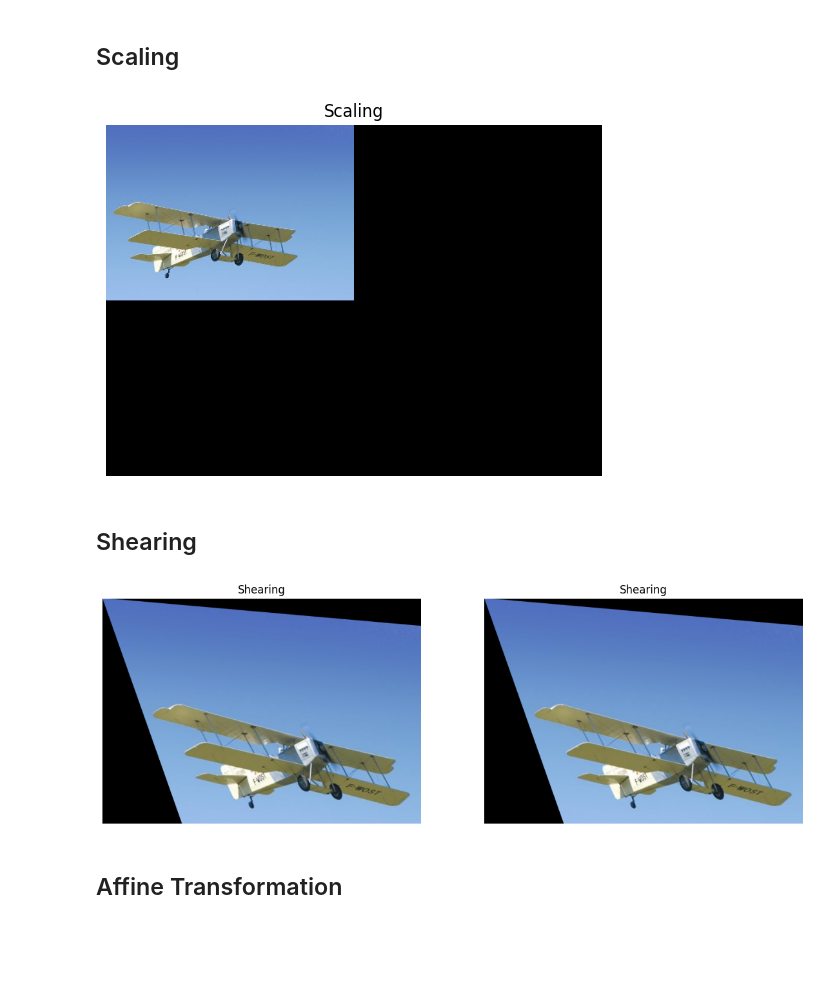
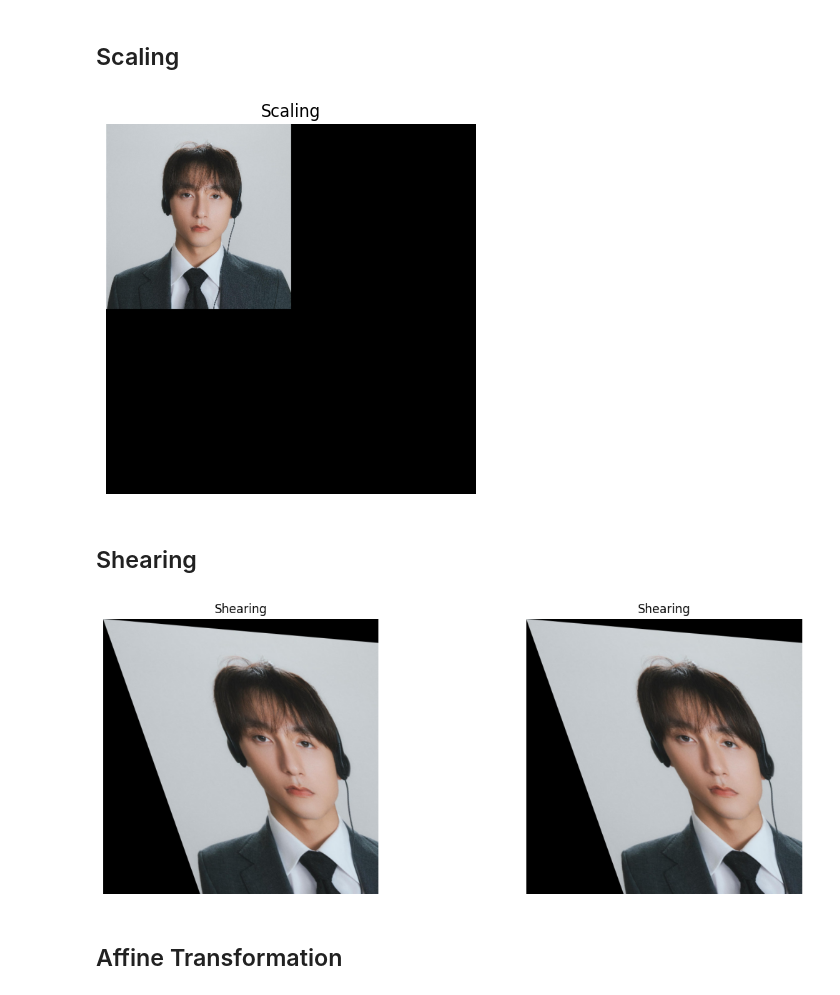
Before and after one commit to CaPPok/CV_Project_2, a Jupyter notebook: SourceCode/module2.ipynb, the cells around one changed output. Cells and saved outputs as stored; diff of their text form; code cells hidden in the pictures; blank space fills up the shorter version.

```diff
--- a/SourceCode/module2.ipynb
+++ b/SourceCode/module2.ipynb
@@ -19,7 +19,7 @@ def show_plt(tittle, img):
 # %% [markdown]
 ## Load image
 # %%
-img_path = "../Images/source3.jpg"
+img_path = "../Images/sontung.jpg"
 img = cv2.imread(img_path, cv2.IMREAD_COLOR)
 
 show_plt("Source image", img)
@@ -62,32 +62,32 @@ show_plt("Rotation", rotated_image)
 # %%
 sx = 0.5
 sy = 0.5
 
-scaled_matrix = np.float32([
+scaled_matrix = np.array([
     [sx, 0, 0],
     [0, sy, 0]
-])
+], dtype=np.float32)
 
 scaled_img = cv2.warpAffine(img, scaled_matrix, (w, h))
 
 show_plt("Scaling", scaled_img)
 # %% [output]
-[figure, old version]
+[figure, new version]
 # %% [markdown]
 ## Shearing
 # %%
 theta_x = np.deg2rad(70)
 theta_y = np.deg2rad(85)
 
-sheared_matrix = np.float32([
+sheared_matrix = np.array([
     [1, 1/np.tan(theta_x), 0],
     [1/np.tan(theta_y), 1 + 1/(np.tan(theta_x)*np.tan(theta_y)), 0]
-])
+], dtype=np.float32)
 
-sheared_matrix2 = np.float32([
+sheared_matrix2 = np.array([
     [1, 0.36397, 0],
     [0.0875, 1 + 0.0872*0.36397, 0]
-])
+], dtype=np.float32)
 
 sheared_img = cv2.warpAffine(img, sheared_matrix, (w, h))
 sheared_img2 = cv2.warpAffine(img, sheared_matrix2, (w, h))
@@ -98,7 +98,7 @@ show_plt("Shearing", sheared_img)
 plt.subplot(1,2,2)
 show_plt("Shearing", sheared_img2)
 # %% [output]
-[figure, old version]
+[figure, new version]
 # %% [markdown]
 ## Affine Transformation
 # %% [markdown]
```
Also changed, not shown: parts of 9 cells of this notebook.
